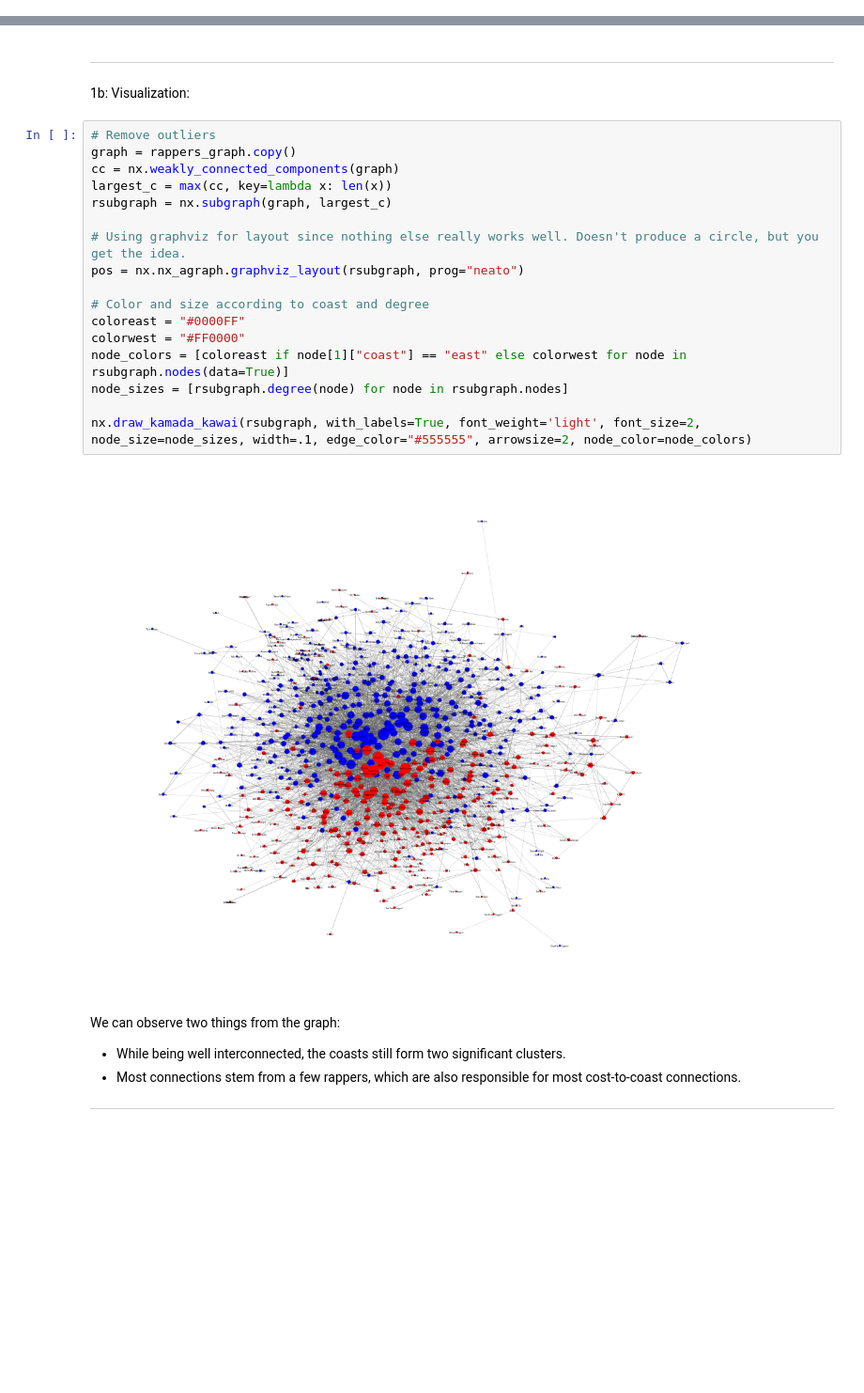
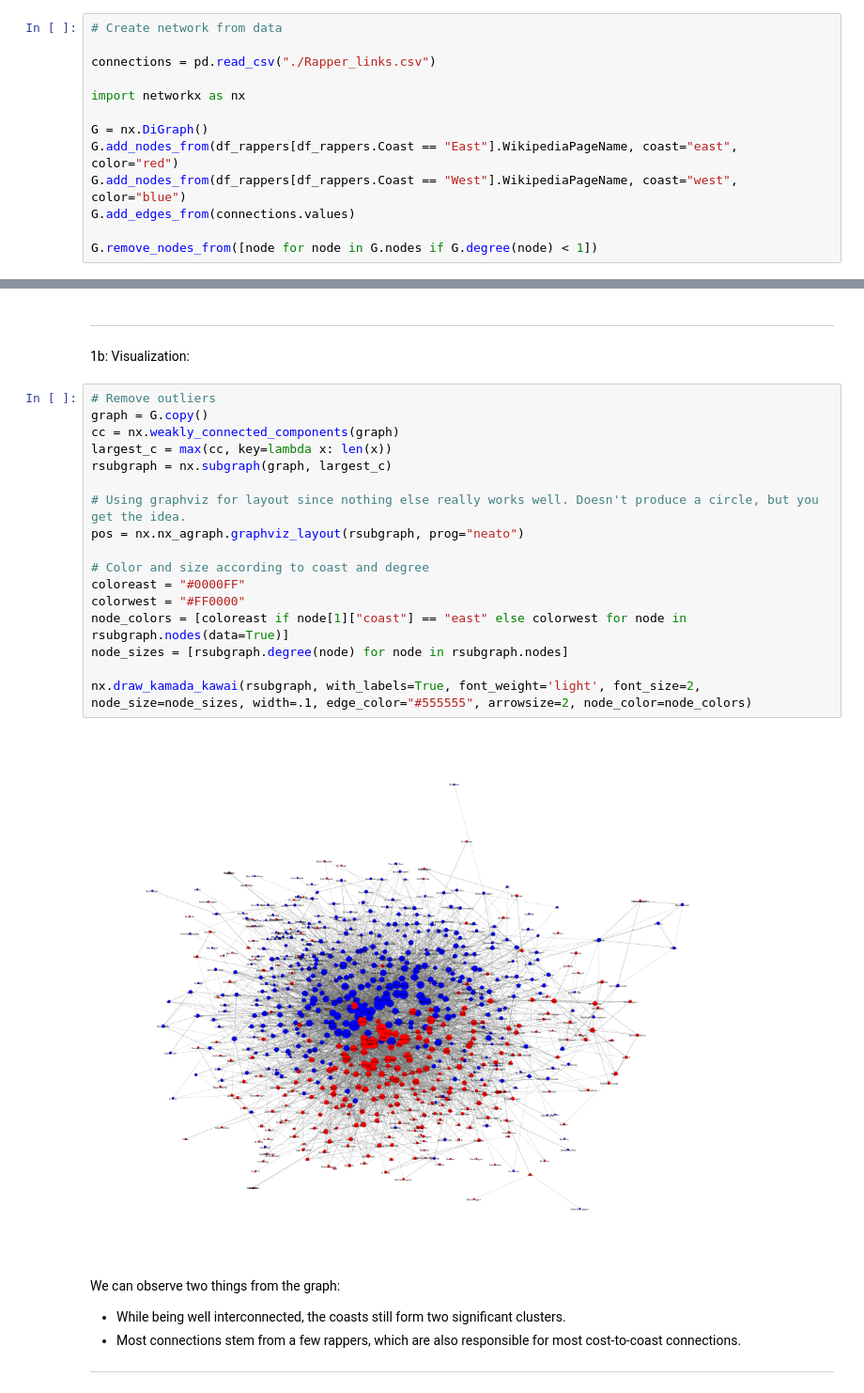
Before and after one commit to andste97/socialgraphs2023f-project, a Jupyter notebook: assignments/Assignment2.ipynb, the cells around one changed output, grey strips where cells are left out. Shown at 94% size. Cells and saved outputs as stored; diff of their text form; blank space fills up the shorter version.

```diff
--- a/assignments/Assignment2.ipynb
+++ b/assignments/Assignment2.ipynb
@@ -170,6 +164,19 @@ connections.head()
 # %%
 # save the list of links for later use
 connections.to_csv("./Rapper_links.csv", index=False)
+# %%
+# Create network from data
+
+connections = pd.read_csv("./Rapper_links.csv")
+
+import networkx as nx
+
+G = nx.DiGraph()
+G.add_nodes_from(df_rappers[df_rappers.Coast == "East"].WikipediaPageName, coast="east", color="red")
+G.add_nodes_from(df_rappers[df_rappers.Coast == "West"].WikipediaPageName, coast="west", color="blue")
+G.add_edges_from(connections.values)
+
+G.remove_nodes_from([node for node in G.nodes if G.degree(node) < 1])
 # %% [markdown]
 # Part 1: Network visualization and basic stats
 
@@ -488,23 +395,23 @@ The exponent for in-degrees is lower, leading to a distribution which is more un
 1b: Visualization:
 # %%
 # Remove outliers
-graph = rappers_graph.copy()
+graph = G.copy()
 cc = nx.weakly_connected_components(graph)
 largest_c = max(cc, key=lambda x: len(x))
 rsubgraph = nx.subgraph(graph, largest_c)
 
 # Using graphviz for layout since nothing else really works well. Doesn't produce a circle, but you get the idea.
 pos = nx.nx_agraph.graphviz_layout(rsubgraph, prog="neato")
 
 # Color and size according to coast and degree
 coloreast = "#0000FF"
 colorwest = "#FF0000"
 node_colors = [coloreast if node[1]["coast"] == "east" else colorwest for node in rsubgraph.nodes(data=True)]
 node_sizes = [rsubgraph.degree(node) for node in rsubgraph.nodes]
 
 nx.draw_kamada_kawai(rsubgraph, with_labels=True, font_weight='light', font_size=2, node_size=node_sizes, width=.1, edge_color="#555555", arrowsize=2, node_color=node_colors)
 # %% [output]
-[figure, old version]
+[figure, new version]
 # %% [markdown]
 We can observe two things from the graph:
 - While being well interconnected, the coasts still form two significant clusters.
```
Also changed, not shown: parts of 9 cells of this notebook.
